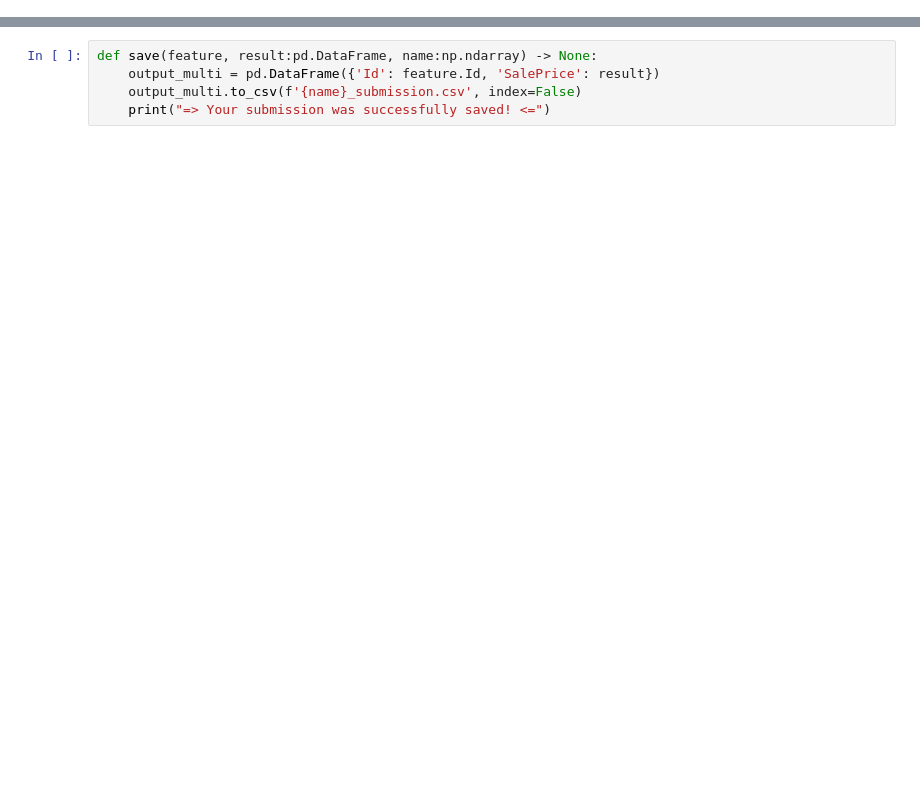
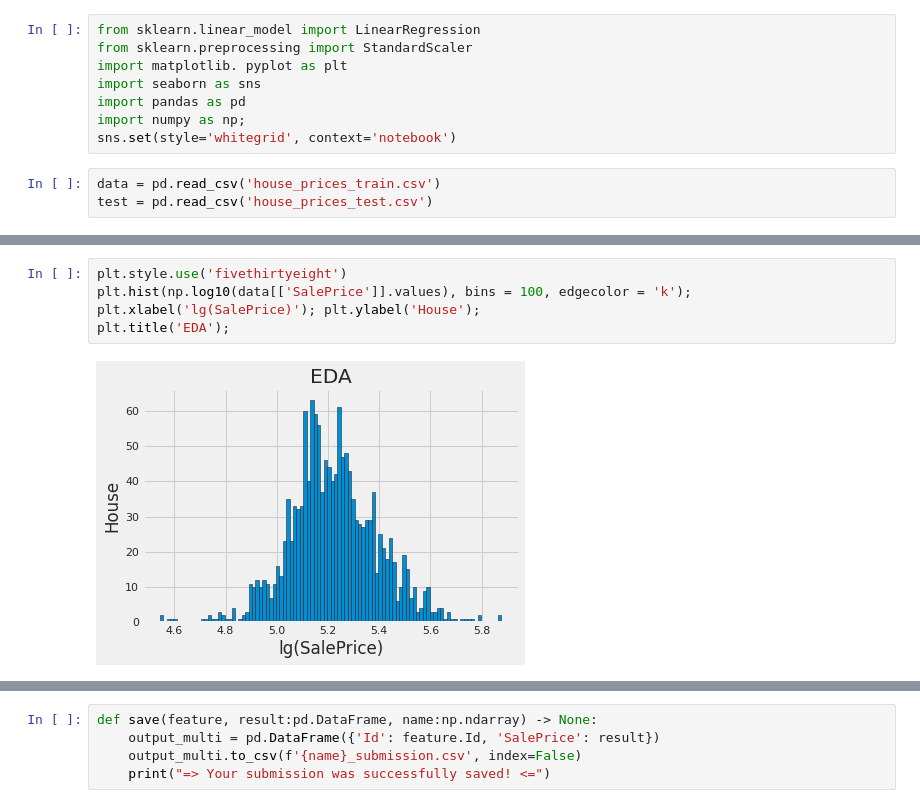
Before and after one commit to as1mple/labs_ds_courses, a Jupyter notebook: Predict_house_price.ipynb, the cells around one changed output, grey strips where cells are left out. Cells and saved outputs as stored; diff of their text form; blank space fills up the shorter version.

```diff
--- a/Predict_house_price.ipynb
+++ b/Predict_house_price.ipynb
@@ -284,0 +11,11 @@ array([104701.75709256, 154536.97789247, 165412.3644054 , ...,
+# %%
+from sklearn.linear_model import LinearRegression
+from sklearn.preprocessing import StandardScaler
+import matplotlib. pyplot as plt
+import seaborn as sns
+import pandas as pd
+import numpy as np;
+sns.set(style='whitegrid', context='notebook')
+# %%
+data = pd.read_csv('house_prices_train.csv')
+test = pd.read_csv('house_prices_test.csv')
@@ -284,0 +59,7 @@ array([104701.75709256, 154536.97789247, 165412.3644054 , ...,
+# %%
+plt.style.use('fivethirtyeight')
+plt.hist(np.log10(data[['SalePrice']].values), bins = 100, edgecolor = 'k');
+plt.xlabel('lg(SalePrice)'); plt.ylabel('House');
+plt.title('EDA');
+# %% [output]
+[figure, added]
```
Also changed, not shown: parts of 57 cells of this notebook.
